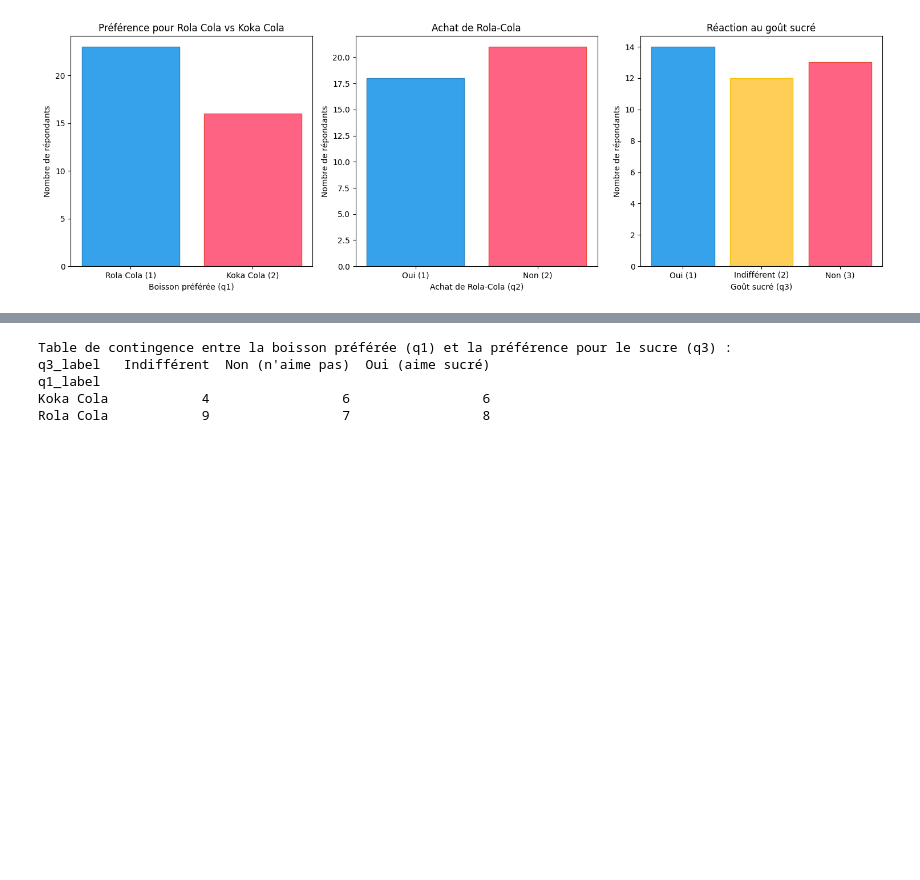
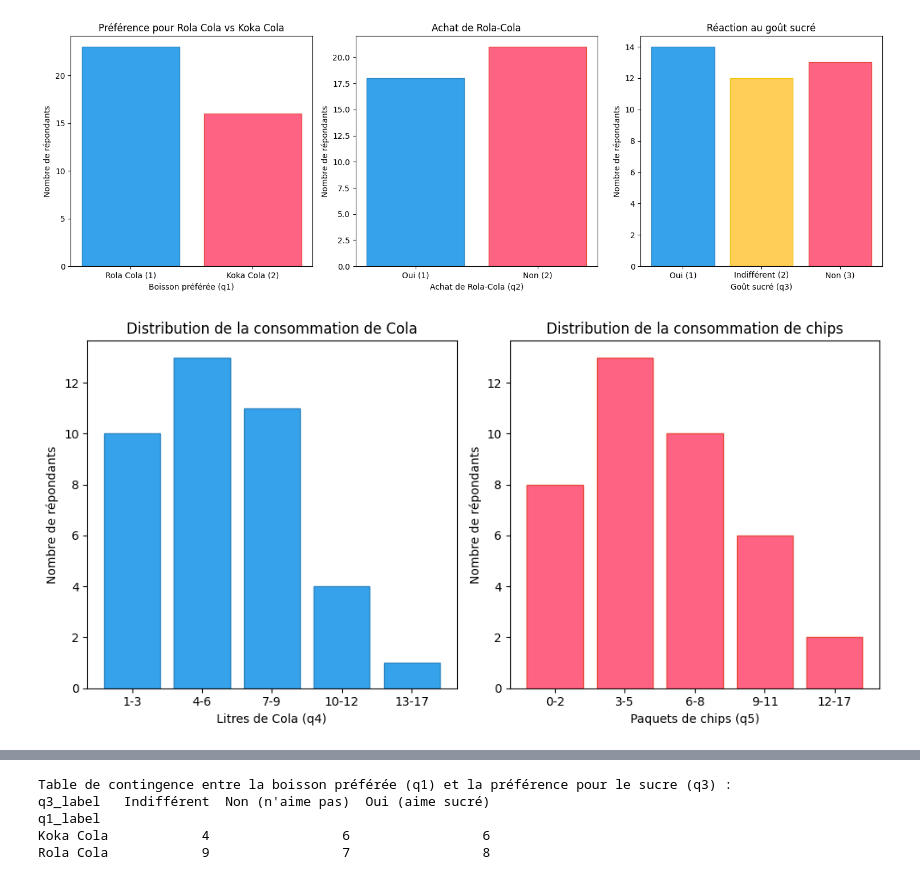
Before and after one commit to HABONIMANA/EXERCICE, a Jupyter notebook: Exemple.ipynb, the cells around one changed output, grey strips where cells are left out. Saved outputs shown, nothing was run; the diff lists cells and outputs as text; code cells hidden in the pictures; blank space fills up the shorter version.

```diff
--- a/Exemple.ipynb
+++ b/Exemple.ipynb
@@ -125,3 +125,39 @@ plt.tight_layout()
 plt.show()
 # %% [output]
 [figure]
+# %%
+# Extraction des colonnes
+q4 = [row[3] for row in data]
+q5 = [row[4] for row in data]
+
+# Création de la grille de figures
+fig, axes = plt.subplots(1, 2, figsize=(10, 5))
+axes = axes.flatten()
+
+# q4 : Litres de Cola
+bins_q4 = [0, 3, 6, 9, 12, 18]
+labels_q4 = ['1-3', '4-6', '7-9', '10-12', '13-17']
+frequences_q4 = [sum(1 for x in q4 if 0 < x <= 3), sum(1 for x in q4 if 3 < x <= 6),
+                 sum(1 for x in q4 if 6 < x <= 9), sum(1 for x in q4 if 9 < x <= 12),
+                 sum(1 for x in q4 if 12 < x <= 18)]  # [7, 11, 12, 4, 1]
+axes[0].bar(labels_q4, frequences_q4, color='#36A2EB', edgecolor='#2E86C1')
+axes[0].set_title('Distribution de la consommation de Cola')
+axes[0].set_xlabel('Litres de Cola (q4)')
+axes[0].set_ylabel('Nombre de répondants')
+
+# q5 : Paquets de chips
+bins_q5 = [0, 2, 5, 8, 11, 18]
+labels_q5 = ['0-2', '3-5', '6-8', '9-11', '12-17']
+frequences_q5 = [sum(1 for x in q5 if 0 <= x <= 2), sum(1 for x in q5 if 2 < x <= 5),
+                 sum(1 for x in q5 if 5 < x <= 8), sum(1 for x in q5 if 8 < x <= 11),
+                 sum(1 for x in q5 if 11 < x <= 18)]  # [7, 12, 9, 5, 2]
+axes[1].bar(labels_q5, frequences_q5, color='#FF6384', edgecolor='#E74C3C')
+axes[1].set_title('Distribution de la consommation de chips')
+axes[1].set_xlabel('Paquets de chips (q5)')
+axes[1].set_ylabel('Nombre de répondants')
+
+# Ajustement de la disposition
+plt.tight_layout()
+plt.show()
+# %% [output]
+[figure, added]
```
Also changed, not shown: parts of 1 cell of this notebook.
